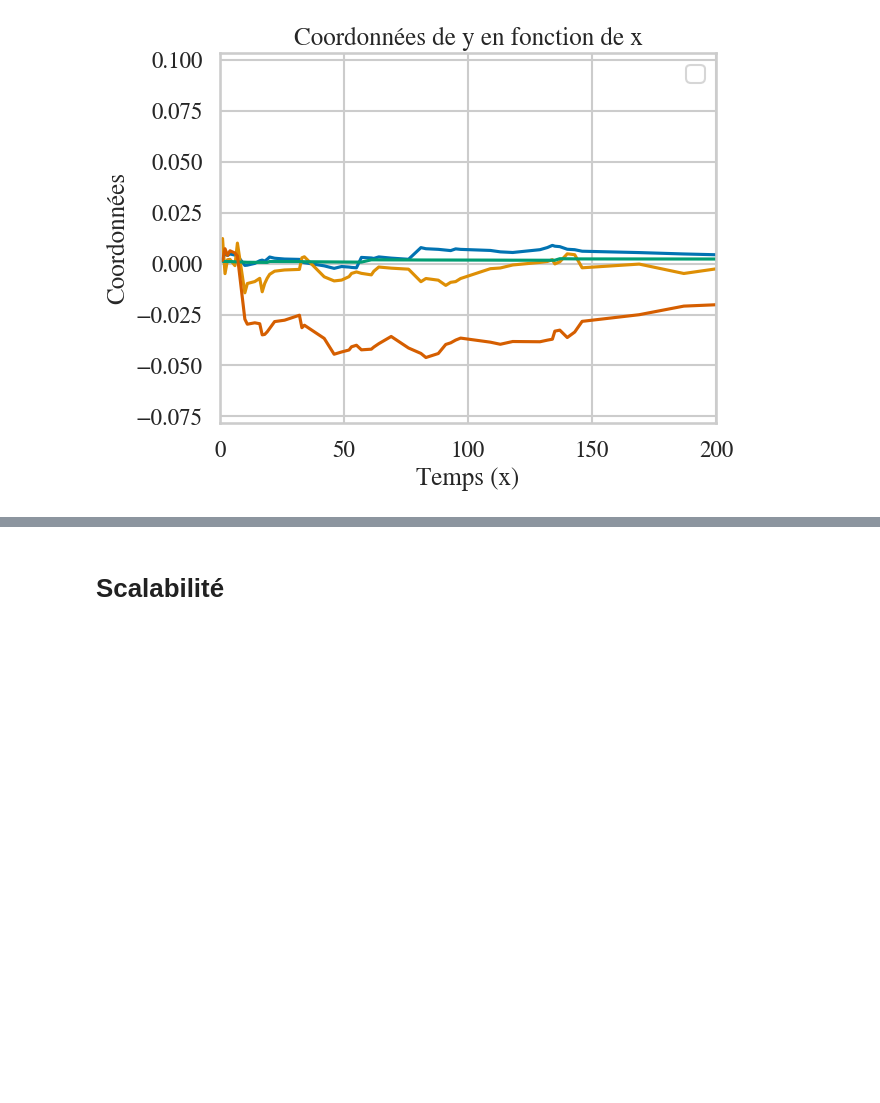
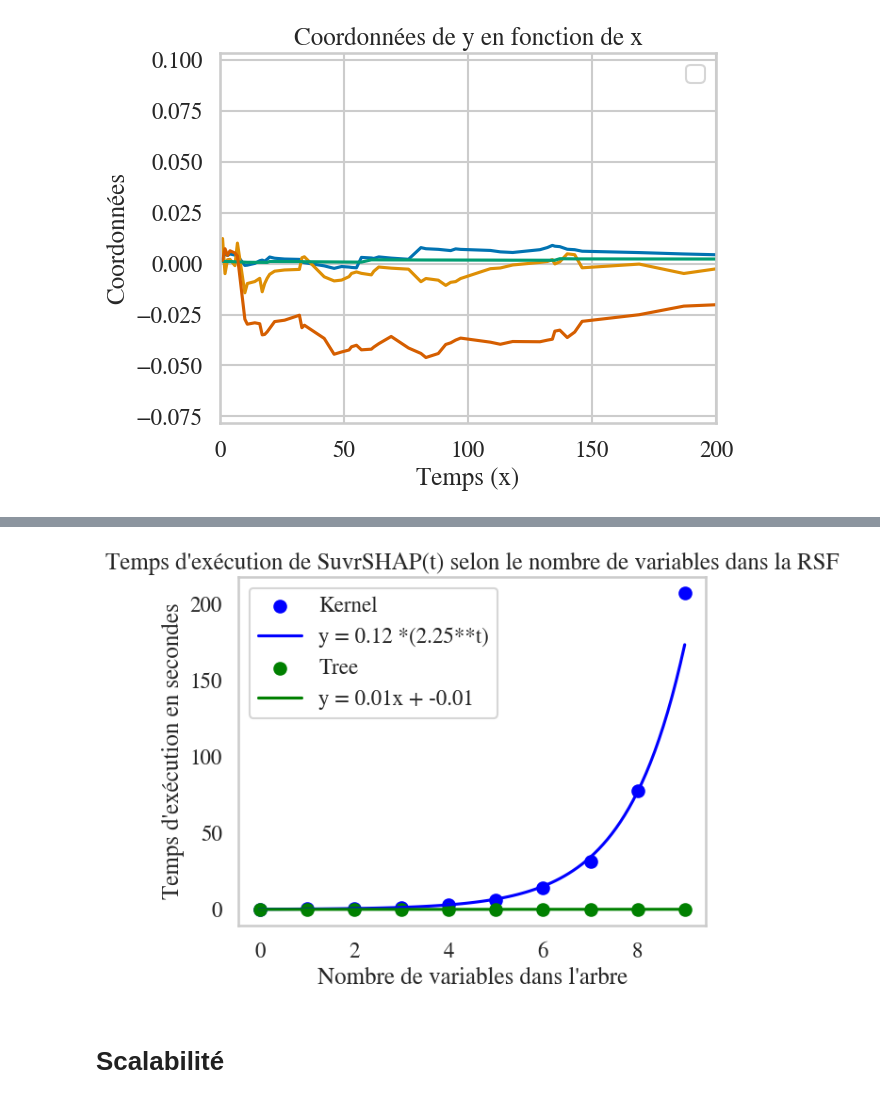
Before and after one commit to Clement-Dn/Surv-ML, a Jupyter notebook: Survtreeshap.ipynb, the cells around one changed output, grey strips where cells are left out. Saved outputs shown, nothing was run; the diff lists cells and outputs as text; code cells hidden in the pictures; blank space fills up the shorter version.

```diff
--- a/Survtreeshap.ipynb
+++ b/Survtreeshap.ipynb
@@ -541,3 +593,48 @@ plt.show()
+# %%
+def graph_var(n):
+    y_kernel=[]
+    y_tree=[]
+    t=[]
+    for i in tqdm(range(n)):
+        X, y = load_whas500()
+        X = X.astype(float)
+        X = X.iloc[:, :i+1]
+        X_train, X_test, y_train, y_test = train_test_split(X, y, test_size=0.2, random_state=42)
+        rsf = RandomSurvivalForest(random_state=42).fit(X_train, y_train)
+
+        model_explainer = explainer(rsf, X_test, y_test, times=[1])
+        start=time.time()
+        SurvSHAP_df = local_explaination.survshap(model_explainer, X_test, sample_id=0)
+        y_kernel.append(time.time()-start)
+
+        start=time.time()
+        TreeExplainer(rsf,t=1).shap_values(X_test.iloc[0, :])[:-1]
+        y_tree.append(time.time()-start)
+        t.append(i)
+
+    log_y_kernel=np.log(np.array(y_kernel))
+    a, b = np.polyfit(t, log_y_kernel, 1)
+    x_fit = np.linspace(min(t), max(t), 100)
+    y_fit = np.exp(b) * (np.exp(a)**x_fit)
+    plt.scatter(t, y_kernel, color='blue', label="Kernel")
+    plt.plot(x_fit, y_fit, color='blue', label=f"y = {np.exp(b):.2f} *({np.exp(a):.2f}**t)")
+
+    a, b = np.polyfit(t, y_tree, 1)
+    x_fit = np.linspace(min(t), max(t), 100)
+    y_fit = a * x_fit + b
+    plt.scatter(t, y_tree, color='green', label="Tree")
+    plt.plot(x_fit, y_fit, color='green', label=f"y = {a:.2f}x + {b:.2f}")
+
+    plt.xlabel("Nombre de variables dans l'arbre")
+    plt.ylabel("Temps d'exécution en secondes")
+    plt.legend()
+    plt.title("Temps d'exécution de SuvrSHAP(t) selon le nombre de variables dans la RSF")
+    plt.grid()
+    plt.show()
+# %%
+graph_var(10)
+# %% [output]
+[figure, added]
 # %% [markdown]
 # Scalabilité
 # %%
```
Also changed, not shown: parts of 10 cells of this notebook, 1 other file.
